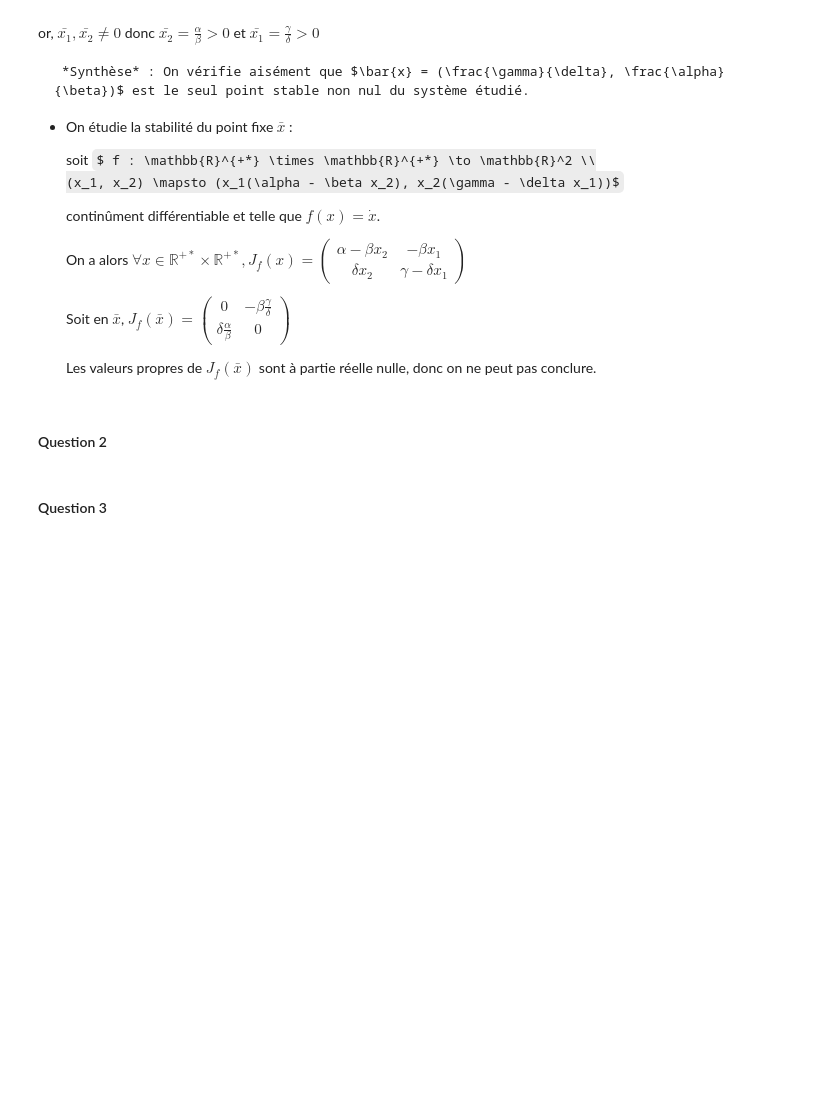
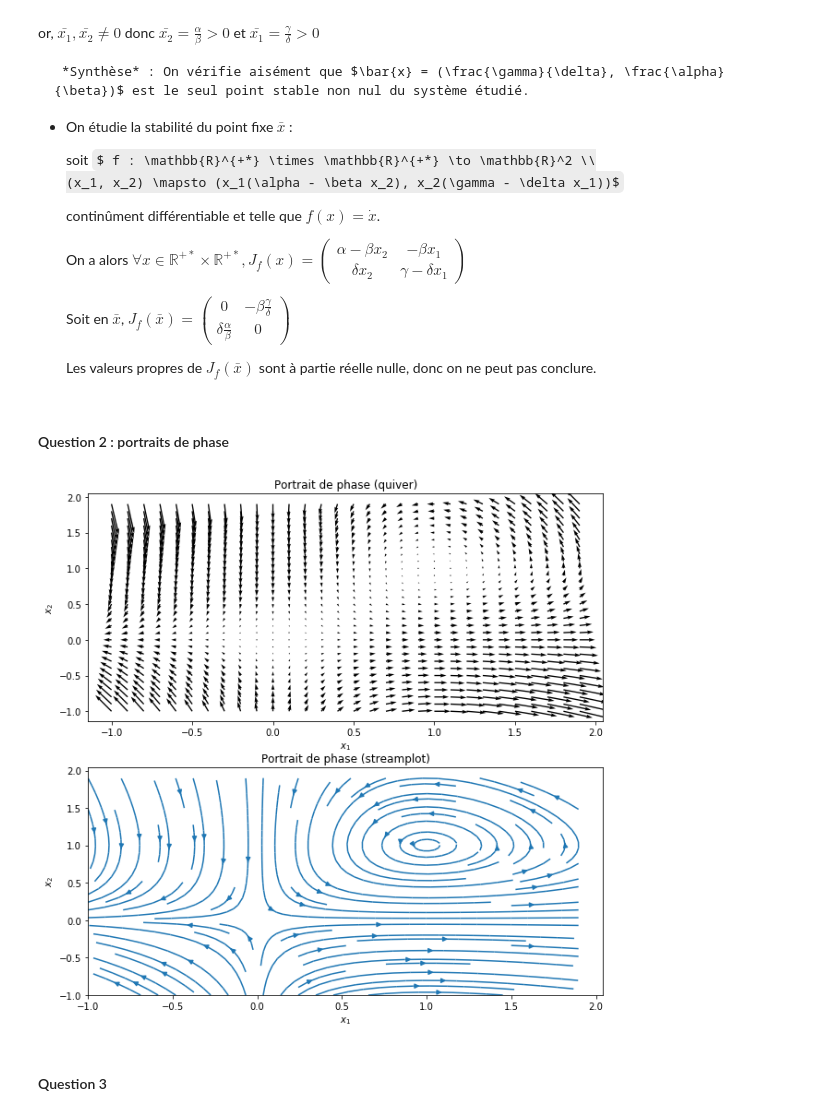
Before and after one commit to marion-isambert/Maths-info_equa_diff, a Jupyter notebook: Projet_Maths-info_equa_diff.ipynb, the cells around one changed output. Saved outputs shown, nothing was run; the diff lists cells and outputs as text; code cells hidden in the pictures; some formulas as TeX source; blank space fills up the shorter version.

```diff
--- a/Projet_Maths-info_equa_diff.ipynb
+++ b/Projet_Maths-info_equa_diff.ipynb
@@ -11,3 +27,14 @@ import matplotlib.pyplot as plt
+# %%
+# Déclaration des fonctions utiles
+
+def x1_prime(x1, x2) :
+    return x1*(alpha - beta*x2)
+
+def x2_prime(x1, x2) :
+    return -x2*(gamma - delta*x1)
+
+def H(x1, x2) :
+    return delta*x1 - gamma*np.log(x1) + beta*x2 - alpha*np.log(x2)
 # %% [markdown]
 ## Etude préliminaire
 # %% [markdown]
@@ -54,7 +81,33 @@ $$
 
      Les valeurs propres de $J_f(\bar{x})$ sont à partie réelle nulle, donc on ne peut pas conclure.
 # %% [markdown]
-#### Question 2
+#### Question 2 : portraits de phase
+# %%
+plt.figure()
+
+x1 = np.arange(-1,2,0.1)
+x2 = np.arange(-1,2,0.1)
+
+X1,X2 = np.meshgrid(x1, x2)
+
+# Avec quiver
+
+plt.subplot(211, title = "Portrait de phase (quiver)", xlabel = "$x_1$", ylabel = "$x_2$")
+u = x1_prime(X1, X2)
+v = x2_prime(X1, X2)
+plt.quiver(X1, X2, u, v)
+
+# Avec streamplot
+
+plt.subplot(212, title = "Portrait de phase (streamplot)", xlabel = "$x_1$", ylabel = "$x_2$")
+u = x1_prime(X1, X2)
+v = x2_prime(X1, X2)
+plt.streamplot(X1, X2, u, v, density = 1)
+
+
+plt.show()
+# %% [output]
+[figure, added]
 # %% [markdown]
 #### Question 3
 # %% [markdown]
```
Also changed, not shown: parts of 32 cells of this notebook, 1 other file.
